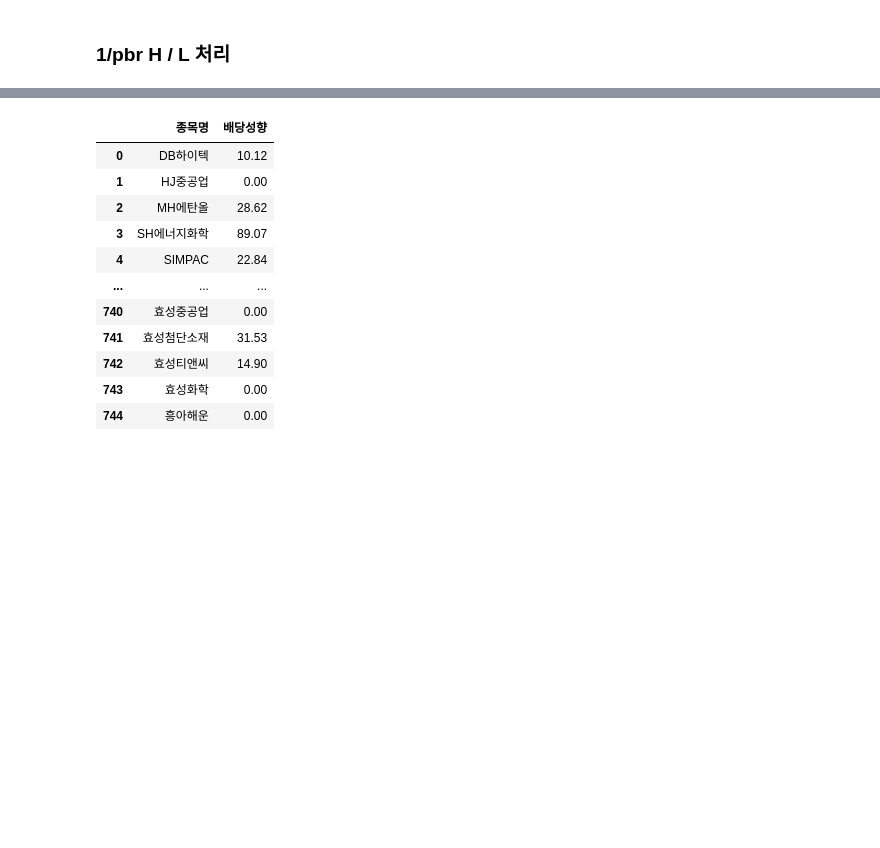
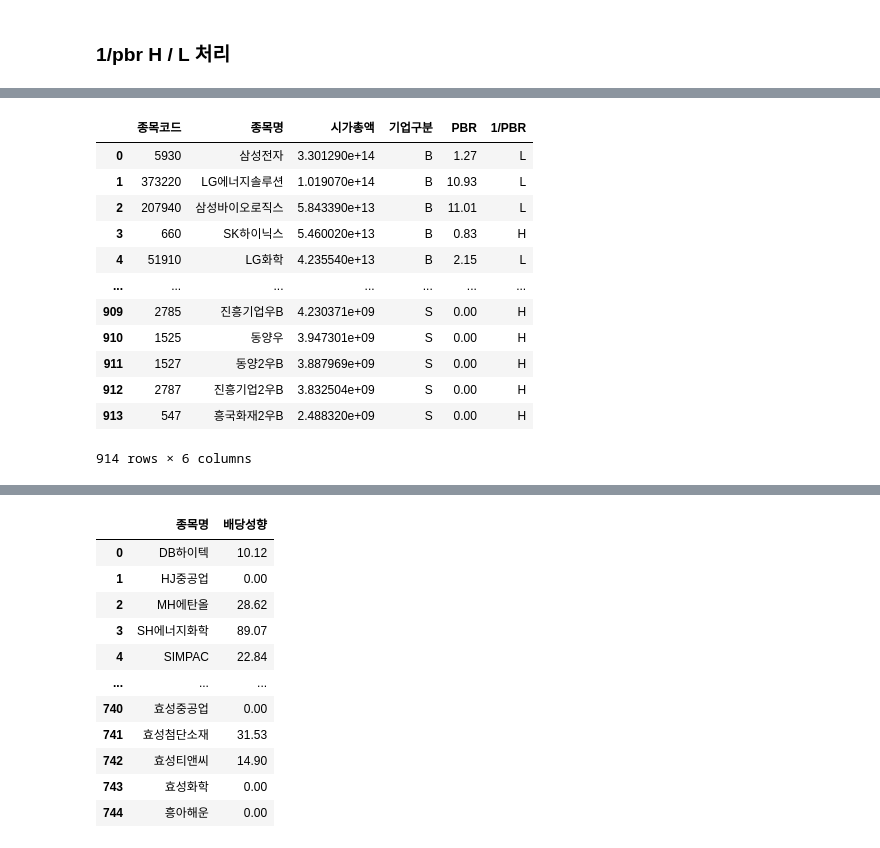
Before and after one commit to minxzzy/hackathon, a Jupyter notebook: need.ipynb, the cells around one changed output, grey strips where cells are left out. Cells and saved outputs as stored; diff of their text form; code cells hidden in the pictures; blank space fills up the shorter version.

```diff
--- a/need.ipynb
+++ b/need.ipynb
@@ -154,0 +156,17 @@ pbr_2022['1/PBR'] = pbr_2022['PBR'].apply(lambda x : 'H' if x < 1 else 'L')
+# %%
+table = pd.merge(comp, pbr_2022, on='종목명')
+table
+# %% [output]
+|  | 종목코드 | 종목명 | 시가총액 | 기업구분 | PBR | 1/PBR |
+| 0 | 5930 | 삼성전자 | 3.301290e+14 | B | 1.27 | L |
+| 1 | 373220 | LG에너지솔루션 | 1.019070e+14 | B | 10.93 | L |
+| 2 | 207940 | 삼성바이오로직스 | 5.843390e+13 | B | 11.01 | L |
+| 3 | 660 | SK하이닉스 | 5.460020e+13 | B | 0.83 | H |
+| 4 | 51910 | LG화학 | 4.235540e+13 | B | 2.15 | L |
+| ... | ... | ... | ... | ... | ... | ... |
+| 909 | 2785 | 진흥기업우B | 4.230371e+09 | S | 0.00 | H |
+| 910 | 1525 | 동양우 | 3.947301e+09 | S | 0.00 | H |
+| 911 | 1527 | 동양2우B | 3.887969e+09 | S | 0.00 | H |
+| 912 | 2787 | 진흥기업2우B | 3.832504e+09 | S | 0.00 | H |
+| 913 | 547 | 흥국화재2우B | 2.488320e+09 | S | 0.00 | H |
+914 rows × 6 columns
```
Also changed, not shown: parts of 11 cells of this notebook.
